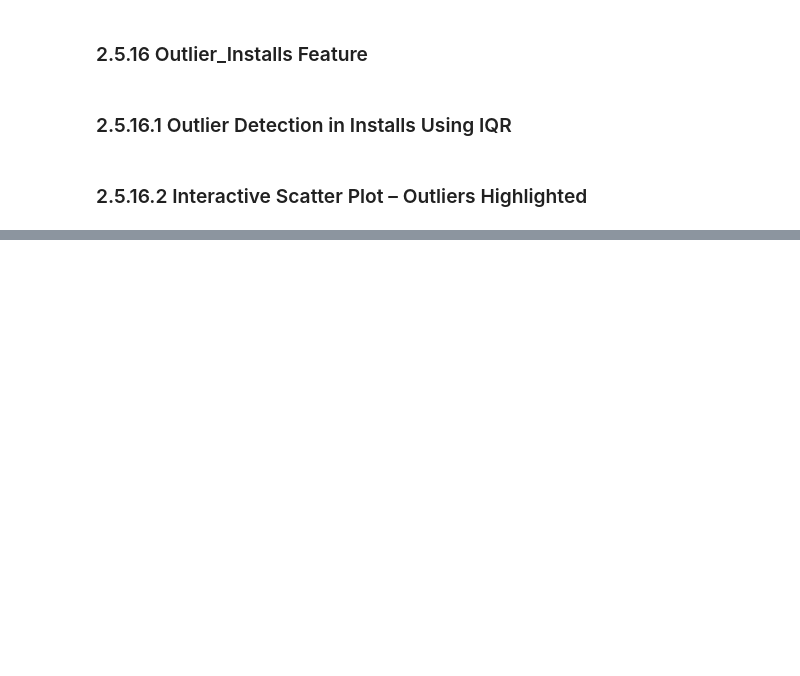
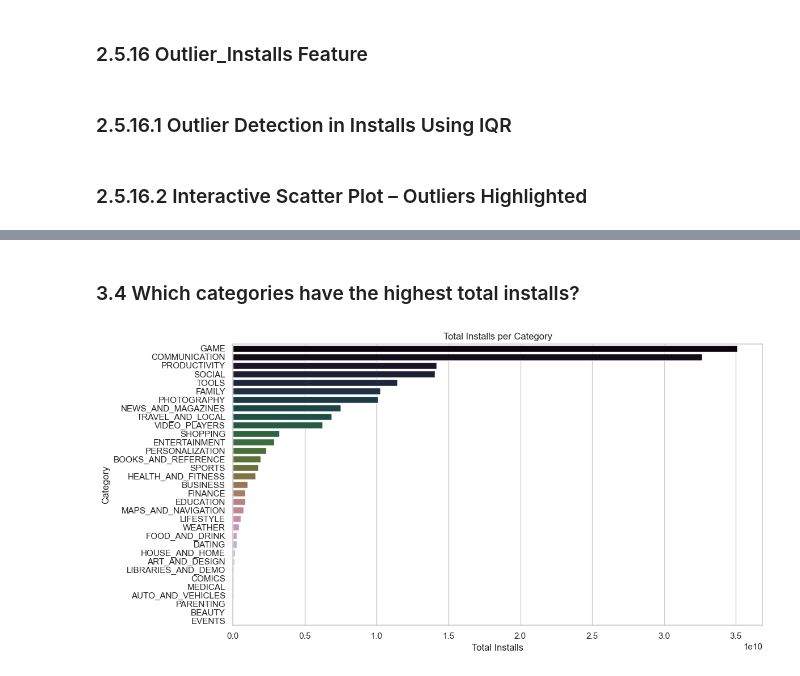
Before and after one commit to ejazurrehman/EDA_Google_Play_Store_App, a Jupyter notebook: eda_google_playstore_app.ipynb, the cells around one changed output, grey strips where cells are left out. Saved outputs shown, nothing was run; the diff lists cells and outputs as text; code cells hidden in the pictures; blank space fills up the shorter version.

```diff
--- a/eda_google_playstore_app.ipynb
+++ b/eda_google_playstore_app.ipynb
@@ -1670,0 +1772,13 @@ fig.show()
+# %% [markdown]
+### 3.4 Which categories have the highest total installs?
+# %%
+category_installs = df.groupby('Category')['Installs'].sum().sort_values(ascending=False)
+plt.figure(figsize=(12,6))
+sns.barplot(x=category_installs.values, y=category_installs.index, palette='cubehelix')
+plt.title('Total Installs per Category')
+plt.xlabel('Total Installs')
+plt.ylabel('Category')
+plt.tight_layout()
+plt.show()
+# %% [output]
+[figure, added]
```
Also changed, not shown: parts of 36 cells of this notebook.
